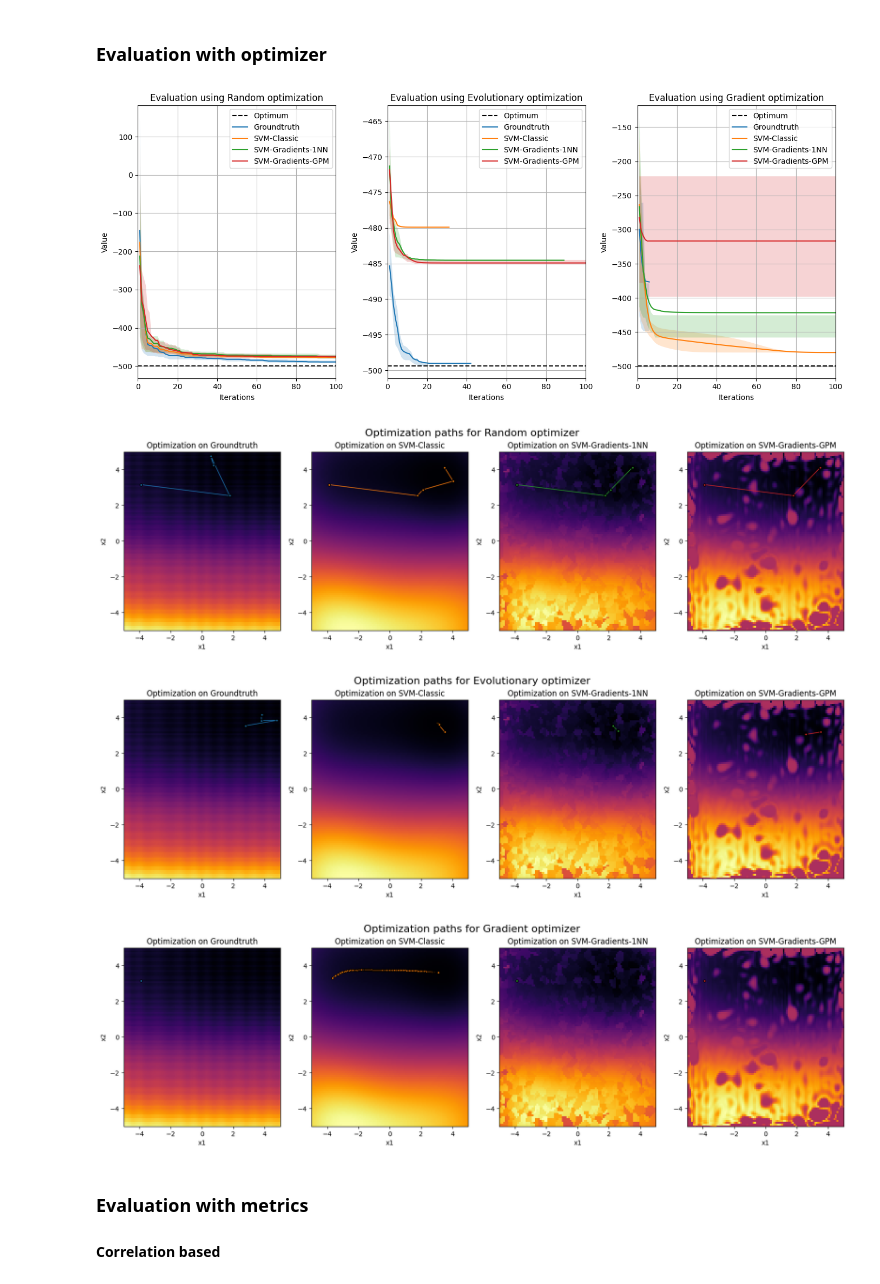
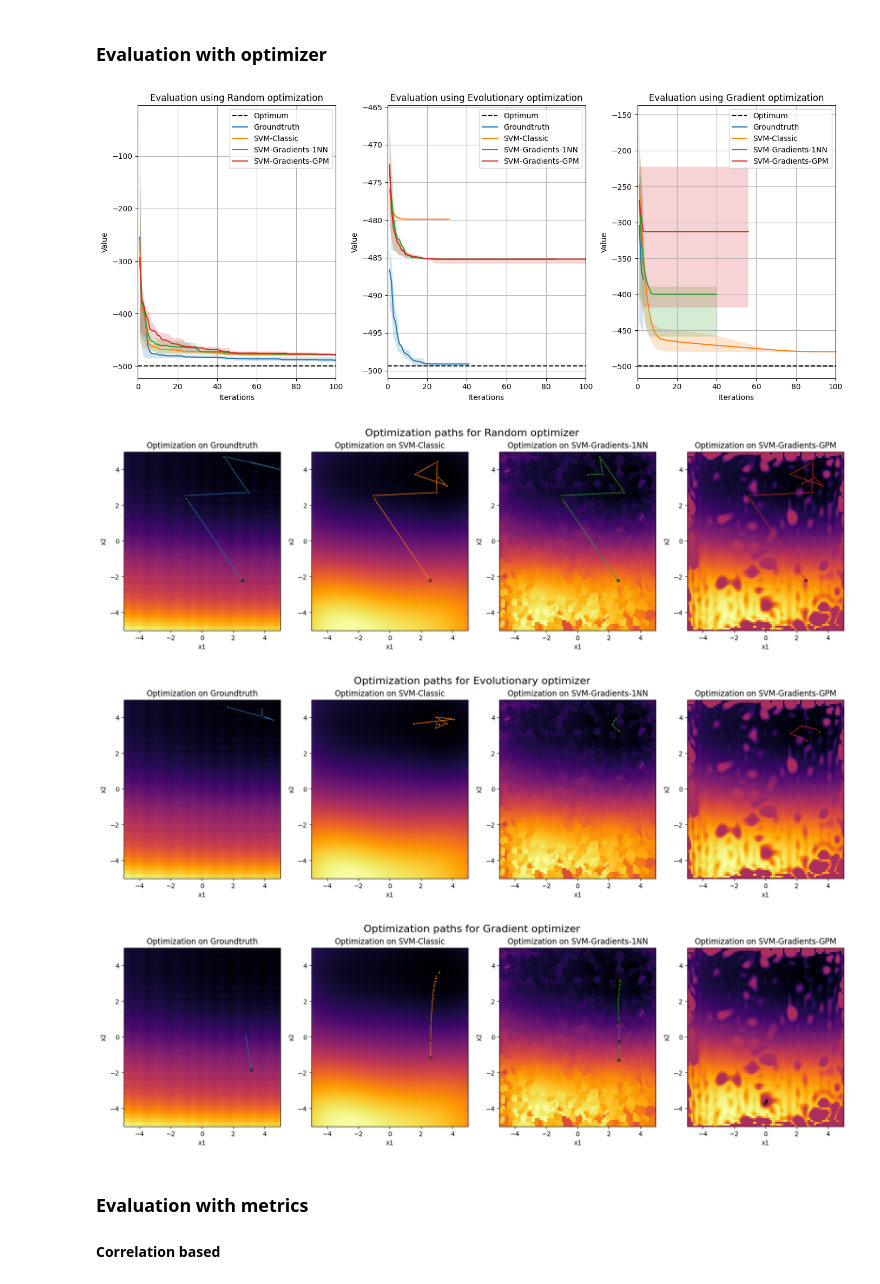
Before and after one commit to mo374z/OptimizationTestfunctionGeneration, a Jupyter notebook: main/f3_simulation.ipynb, the cells around one changed output. Cells and saved outputs as stored; diff of their text form; code cells hidden in the pictures.

Commit message:
Fix f1 and f3 evaluation

```diff
--- a/main/f3_simulation.ipynb
+++ b/main/f3_simulation.ipynb
@@ -141,30 +141,33 @@ functions = [
 ]
 # %%
 opt = problem_f03(problem_f03.x_opt.reshape(1,-1))[0]
+# %%
+seed = 1
+epsilon = 5e-4
 # %%
 plt.figure(figsize=(14, 6))
 plt.subplot(1, 3, 1)
 plt.hlines(opt, 0, 100, colors='k', linestyles='dashed', label='Optimum')
-plot_optimization(functions, 'Random', n_dim=2, n_times=20, i_evaluations=100, seed=42)
+plot_optimization(functions, 'Random', n_dim=2, n_times=20, i_evaluations=100, seed=seed)
 plt.subplot(1, 3, 2)
 plt.hlines(opt, 0, 100, colors='k', linestyles='dashed', label='Optimum')
-plot_optimization(functions, 'Evolutionary', n_dim=2, n_times=20, i_evaluations=100, seed=42)
+plot_optimization(functions, 'Evolutionary', n_dim=2, n_times=20, i_evaluations=100, seed=seed)
 plt.subplot(1, 3, 3)
 plt.hlines(opt, 0, 100, colors='k', linestyles='dashed', label='Optimum')
-plot_optimization(functions, 'Gradient', n_dim=2, n_times=20, i_evaluations=100, seed=42)
+plot_optimization(functions, 'Gradient', n_dim=2, n_times=20, i_evaluations=100, seed=seed, epsilon=epsilon)
 plt.xlim(0,100)
 plt.tight_layout()
 plt.show()
 # %% [output]
-[figure, old version]
+[figure, new version]
 # %%
-plot_optimization_paths(functions, 'Random', n_dim=2, n_times=20, i_evaluations=100, colors=['tab:blue', 'tab:orange', 'tab:green', 'tab:red'], seed=100).show()
-plot_optimization_paths(functions, 'Evolutionary', n_dim=2, n_times=20, i_evaluations=100, colors=['tab:blue', 'tab:orange', 'tab:green', 'tab:red'], seed=100).show()
-plot_optimization_paths(functions, 'Gradient', n_dim=2, n_times=20, i_evaluations=100, colors=['tab:blue', 'tab:orange', 'tab:green', 'tab:red'], seed=100, epsilon=5e-4).show()
+plot_optimization_paths(functions, 'Random', n_dim=2, n_times=20, i_evaluations=100, colors=['tab:blue', 'tab:orange', 'tab:green', 'tab:red'], seed=seed).show()
+plot_optimization_paths(functions, 'Evolutionary', n_dim=2, n_times=20, i_evaluations=100, colors=['tab:blue', 'tab:orange', 'tab:green', 'tab:red'], seed=seed).show()
+plot_optimization_paths(functions, 'Gradient', n_dim=2, n_times=20, i_evaluations=100, colors=['tab:blue', 'tab:orange', 'tab:green', 'tab:red'], seed=seed, epsilon=epsilon).show()
 # %% [output]
-[figure, old version]
+[figure, new version]
-[figure, old version]
+[figure, new version]
-[figure, old version]
+[figure, new version]
 # %% [markdown]
 ### Evaluation with metrics
 
```
Also changed, not shown: parts of 7 cells of this notebook, 4 other files.
